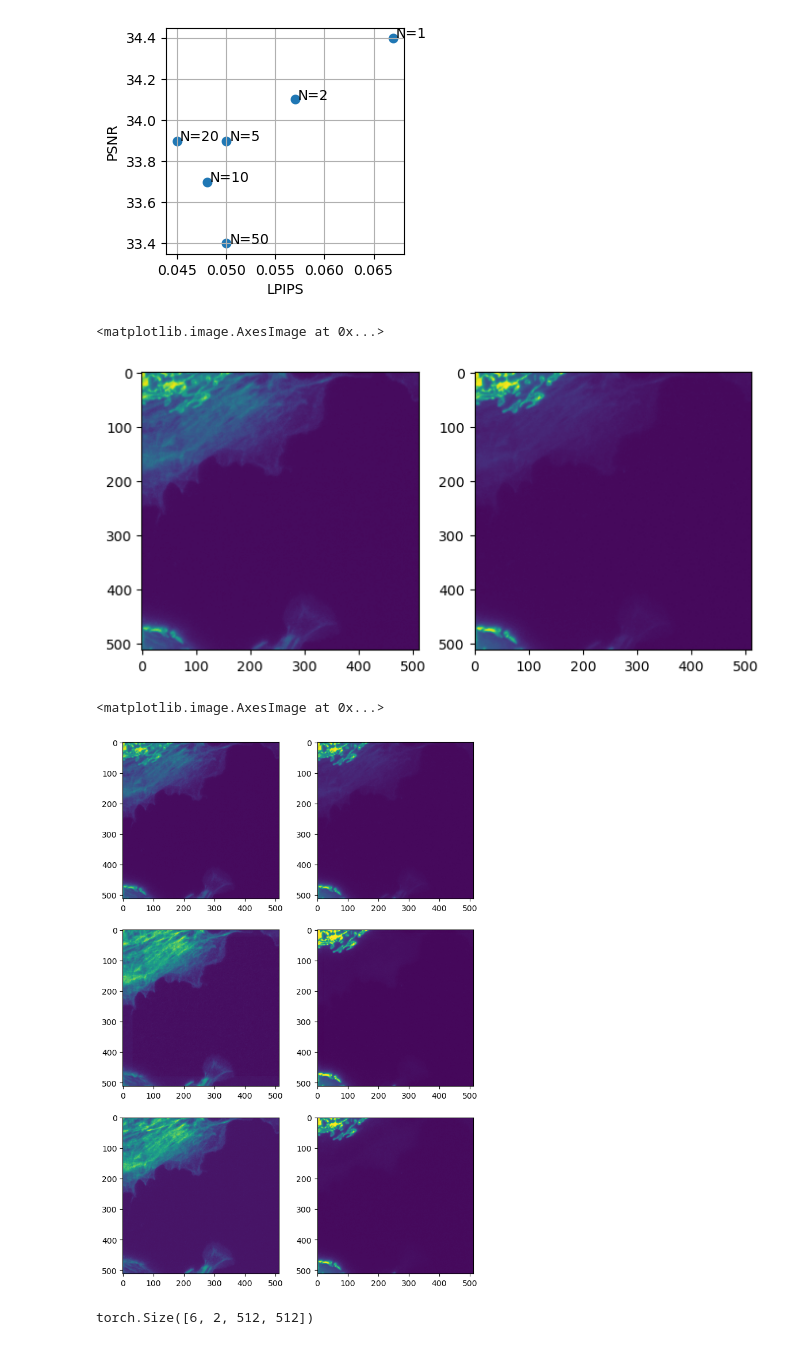
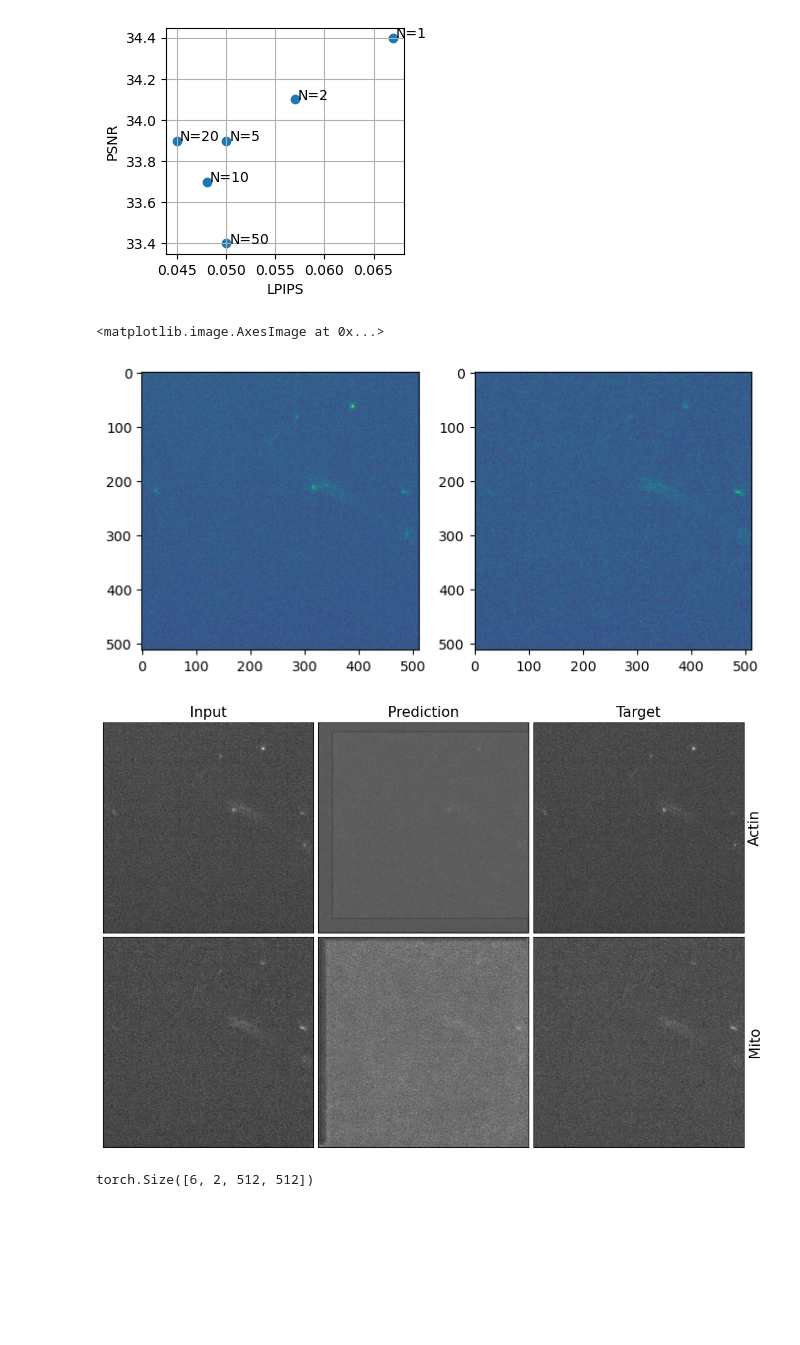
Before and after one commit to rayanirban/DiffSplitting, a Jupyter notebook: notebooks/EvaluateJointIndi.ipynb, the cells around one changed output. Saved outputs shown, nothing was run; the diff lists cells and outputs as text; code cells hidden in the pictures; blank space fills up the shorter version.

```diff
--- a/notebooks/EvaluateJointIndi.ipynb
+++ b/notebooks/EvaluateJointIndi.ipynb
@@ -42,8 +42,12 @@ def load_config(ckpt):
         except yaml.YAMLError as exc:
             print(exc)
 
-    keys = ["name","phase","gpu_ids","path","datasets","model","train","distributed"]
-    return {k: opt[k]['value'] for k in keys}
+    keys = ["name","phase","gpu_ids","path","datasets","model","train", "distributed"]
+    output = {}
+    for k in keys:
+        if k in opt:
+            output[k] = opt[k]['value']
+    return output
 # %%
 opt = load_config(ckpt)
 opt['path']['resume_state'] = model_checkpoint_fpath_prefix()
@@ -471,8 +475,8 @@ dloader = torch.utils.data.DataLoader(
 for data in dloader:
     break
 # %%
-mixing_t = 0.3
-img_idx = 1
+mixing_t = 0.2
+img_idx = 2
 inp_indi0 = data['target'][img_idx:img_idx+1,:1]*(1-mixing_t) + data['target'][img_idx:img_idx+1,1:2]*mixing_t
 inp_indi1 = data['target'][img_idx:img_idx+1,1:2]*(1-mixing_t) + data['target'][img_idx:img_idx+1,:1]*mixing_t
 _,ax = plt.subplots(figsize=(8,4),ncols=2)
@@ -480,24 +484,41 @@ ax[0].imshow(inp_indi0[0,0].cpu())
 ax[1].imshow(inp_indi1[0,0].cpu())
 # %% [output]
 <matplotlib.image.AxesImage at 0x...>
-[figure, old version]
+[figure, new version]
 # %%
 predicted_t = mixing_t
 # %%
 ch1 = indi_model.indi1.p_sample_loop(inp_indi0.cuda(), clip_denoised=True, continous=False, num_timesteps=1, t_float_start=predicted_t)
 ch2 = indi_model.indi2.p_sample_loop(inp_indi1.cuda(), clip_denoised=True, continous=False, num_timesteps=1, t_float_start=predicted_t)
 # %%
-_,ax = plt.subplots(figsize=(8,12),nrows=3,ncols=2)
-ax[0,0].imshow(inp_indi0[0,0])
-ax[0,1].imshow(inp_indi1[0,0])
-ax[1,0].imshow(ch1[0].cpu())
-ax[1,1].imshow(ch2[0].cpu())
+from disentangle.analysis.plot_utils import clean_ax
 
-ax[2,0].imshow(data['target'][img_idx,0])
-ax[2,1].imshow(data['target'][img_idx,1])
+_,ax = plt.subplots(figsize=(12,8),nrows=2,ncols=3)
+ax = ax.T
+ax[0,0].imshow(inp_indi0[0,0], cmap='gray')
+ax[0,1].imshow(inp_indi1[0,0], cmap='gray')
+ax[1,0].imshow(ch1[0].cpu(), cmap='gray')
+ax[1,1].imshow(ch2[0].cpu(), cmap='gray')
+
+ax[2,0].imshow(data['target'][img_idx,0], cmap='gray')
+ax[2,1].imshow(data['target'][img_idx,1], cmap='gray')
+clean_ax(ax)
+# remove the space between the subplots
+plt.subplots_adjust(wspace=0.02, hspace=0.02)
+ax = ax.T
+ax[0,0].set_title('Input', fontsize=15, )
+ax[0,1].set_title('Prediction', fontsize=15, )
+ax[0,2].set_title('Target', fontsize=15, )
+ax[0,2].set_ylabel('Actin', fontsize=15, )
+ax[1,2].set_ylabel('Mito', fontsize=15, )
+
+ax[0,2].yaxis.set_label_position("right")
+ax[1,2].yaxis.set_label_position("right")
+
+# save the figure to file with 200 dpi
+# plt.savefig(f'indi_prediction_{mixing_t}.png', dpi=200)
 # %% [output]
-<matplotlib.image.AxesImage at 0x...>
-[figure, old version]
+[figure, new version]
 # %%
 data['target'].shape
 # %% [output]
```
Also changed, not shown: parts of 20 cells of this notebook, 5 other files.
